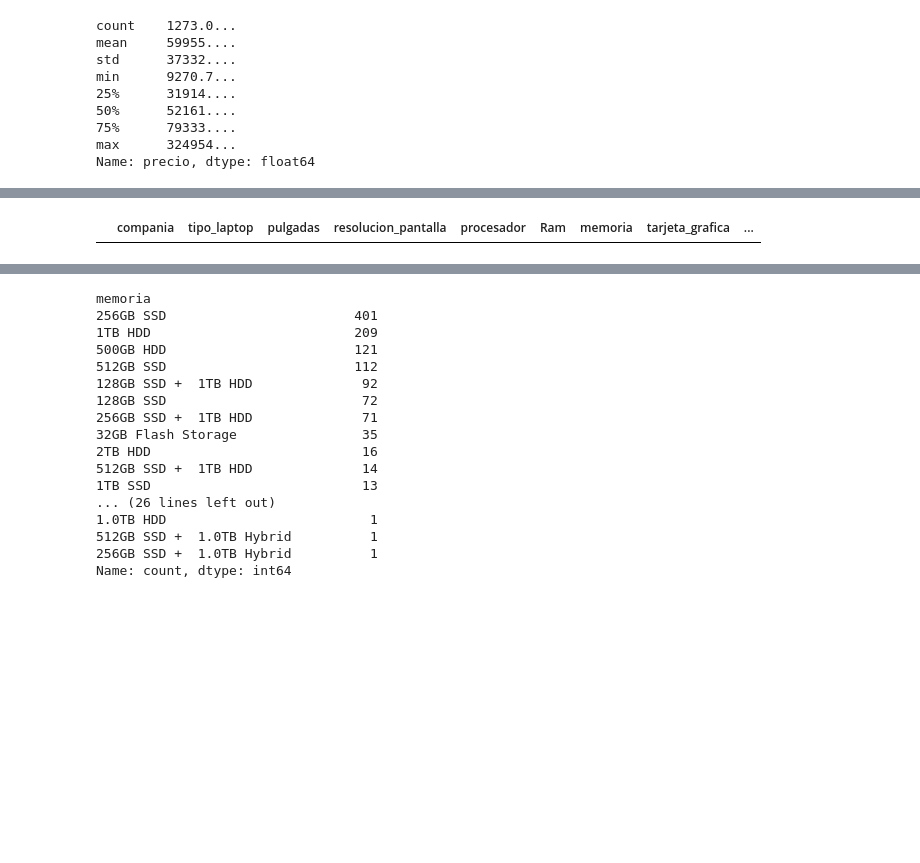
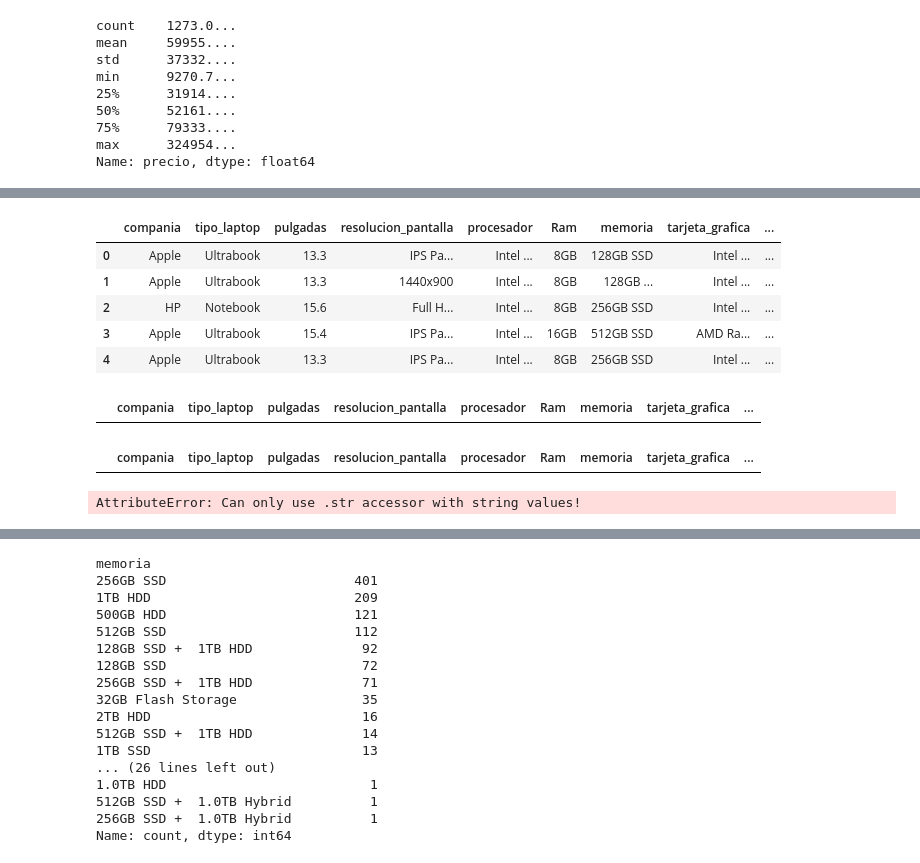
Before and after one commit to maurogdodata23/Retos_update, a Jupyter notebook: pruebas.ipynb, the cells around one changed output, grey strips where cells are left out. Cells and saved outputs as stored; diff of their text form; code cells hidden in the pictures; blank space fills up the shorter version.

```diff
--- a/pruebas.ipynb
+++ b/pruebas.ipynb
@@ -132,3 +129,15 @@ print(pulgadas)
+# %%
+###Convertimos la columna 'pulgadas' a tipo numérico, forzando los errores a NaN para manejar cualquier valor no convertible.
+df['pulgadas'] = pd.to_numeric(df['pulgadas'], errors='coerce')
+# %%
+df.head()
+# %% [output]
+|  | compania | tipo_laptop | pulgadas | resolucion_pantalla | procesador | Ram | memoria | tarjeta_grafica | ... |
+| 0 | Apple | Ultrabook | 13.3 | IPS Pa... | Intel ... | 8GB | 128GB SSD | Intel ... | ... |
+| 1 | Apple | Ultrabook | 13.3 | 1440x900 | Intel ... | 8GB | 128GB ... | Intel ... | ... |
+| 2 | HP | Notebook | 15.6 | Full H... | Intel ... | 8GB | 256GB SSD | Intel ... | ... |
+| 3 | Apple | Ultrabook | 15.4 | IPS Pa... | Intel ... | 16GB | 512GB SSD | AMD Ra... | ... |
+| 4 | Apple | Ultrabook | 13.3 | IPS Pa... | Intel ... | 8GB | 256GB SSD | Intel ... | ... |
 # %%
 ###Resultado del codigo anterior antes de reemplazar el valor '?':
 
@@ -139,6 +148,10 @@ print(pulgadas)
 df[df['pulgadas'] == '?']
 # %% [output]
 |  | compania | tipo_laptop | pulgadas | resolucion_pantalla | procesador | Ram | memoria | tarjeta_grafica | ... |
+# %%
+df[df['pulgadas'] == '25.6']
+# %% [output]
+|  | compania | tipo_laptop | pulgadas | resolucion_pantalla | procesador | Ram | memoria | tarjeta_grafica | ... |
 # %%
 	###Resultado: 1 fila con valor '?', que corresponde a un Dell Precision 7520 FHD 15.6" Workstation Business PC (Intel Quad Core i7-7700HQ, 16GB Ram, 256GB SSD, Thunderbolt 3) Nvidia Quadro M1200 4GB DDR5. Por lo tanto, reemplazamos el valor '?' por '15.6', que es el tamaño de pantalla de ese modelo.
 
@@ -147,6 +160,8 @@ df[df['pulgadas'] == '?']
 # %%
 ###Dell Precision 7520 FHD 15.6" Workstation Business PC (Intel Quad Core i7-7700HQ, 16GB Ram, 256GB SSD, Thunderbolt 3) Nvidia Quadro M1200 4GB DDR5
 df['pulgadas'] = df['pulgadas'].str.replace('?', '15.6', regex=False)
+# %% [output]
+AttributeError: Can only use .str accessor with string values!
 # %%
 ###Podria colocar Unknown o Desconocido, pero no lo hago porque las configuraciones de los equipos son diferentees y afectarian el analisis
 
```
Also changed, not shown: parts of 26 cells of this notebook.
